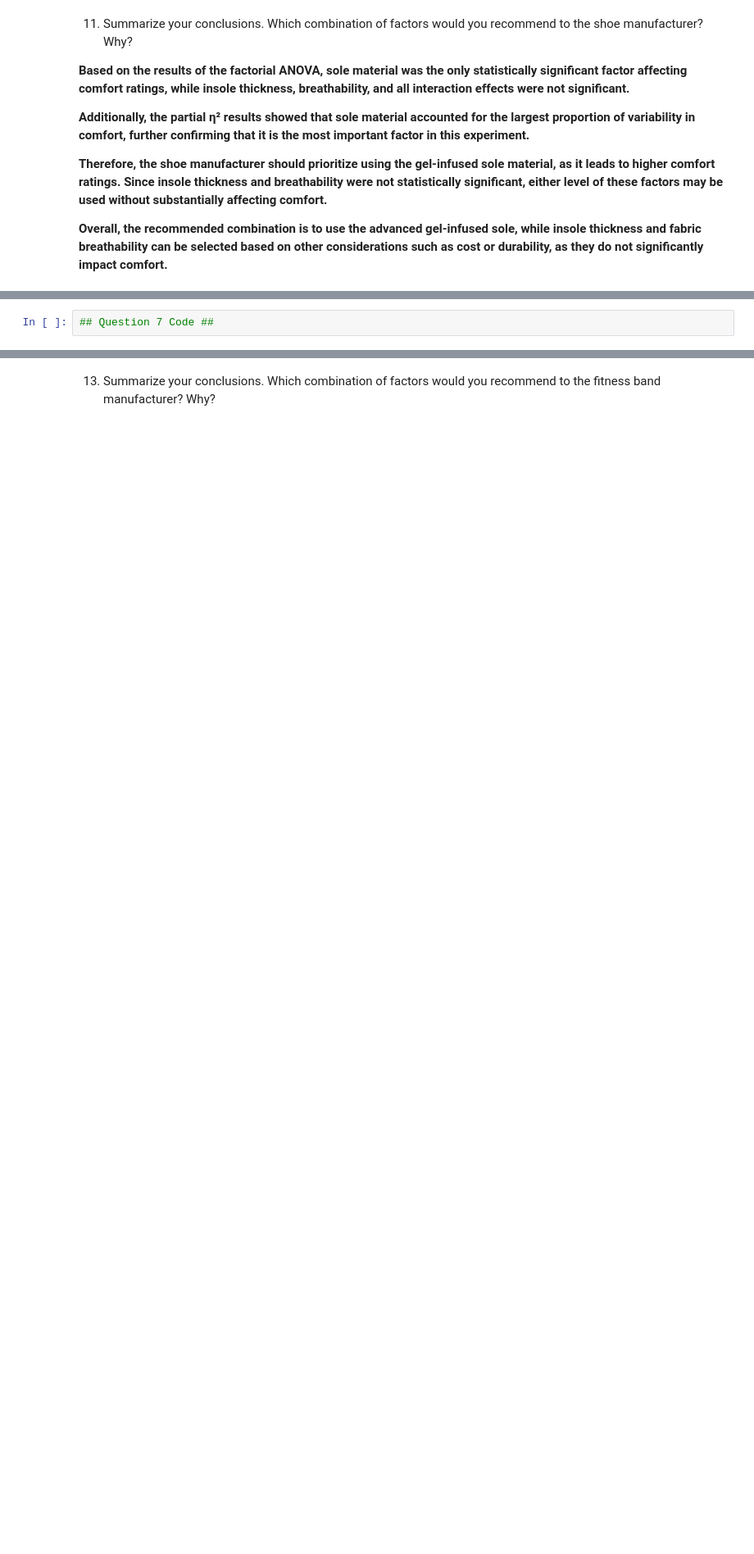
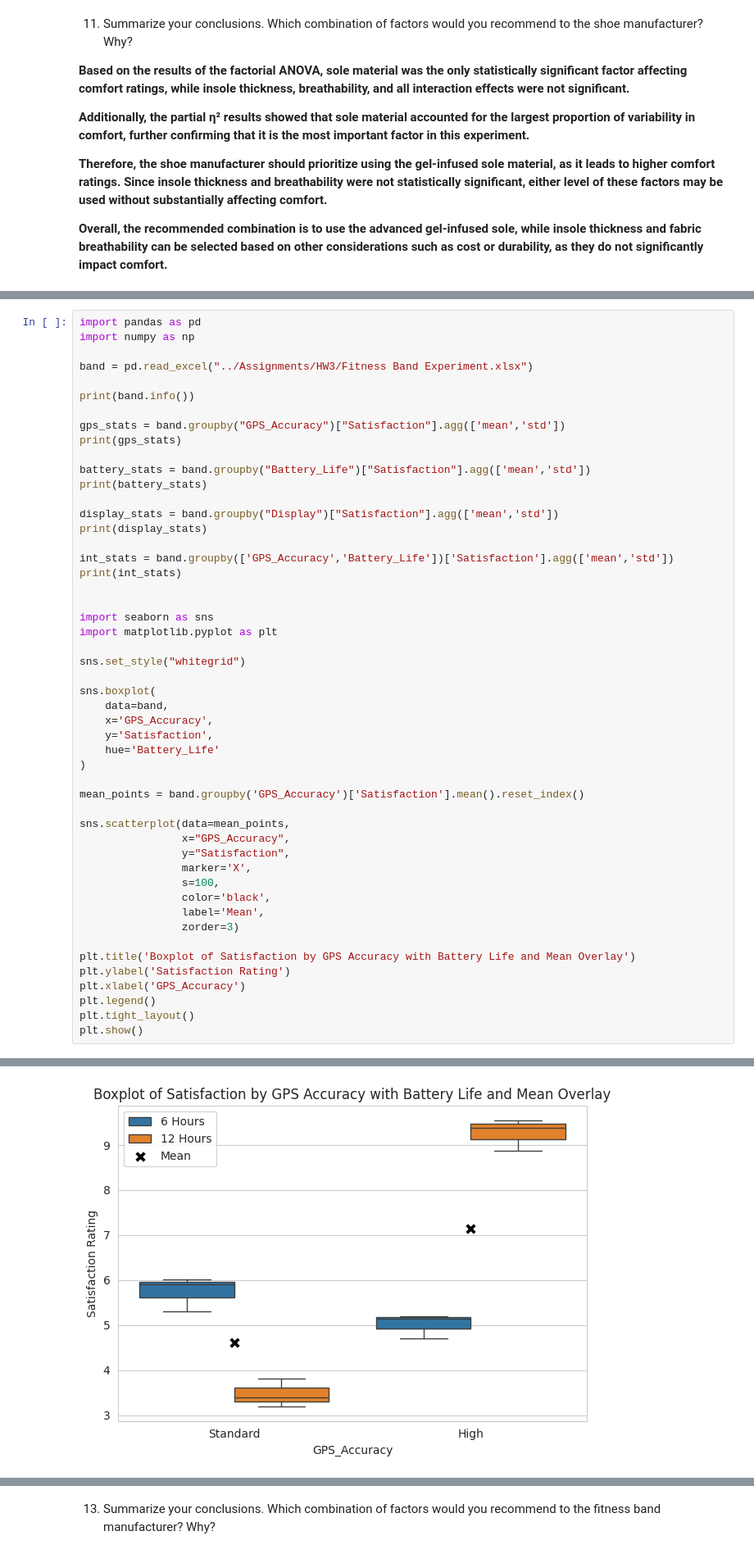
Before and after one commit to garrettspringsted/STAT-7220-Applied-Experimental-Design, a Jupyter notebook: Assignments/HW3/STAT-7220-HW3.ipynb, the cells around one changed output, grey strips where cells are left out. Shown at 82% size. Saved outputs shown, nothing was run; the diff lists cells and outputs as text; blank space fills up the shorter version.

```diff
--- a/Assignments/HW3/STAT-7220-HW3.ipynb
+++ b/Assignments/HW3/STAT-7220-HW3.ipynb
@@ -495,2 +581,51 @@ Due to time and resource limitations, the company would rather conduct a $2^{3-1
 # %%
-## Question 7 Code ##
+import pandas as pd
+import numpy as np
+
+band = pd.read_excel("../Assignments/HW3/Fitness Band Experiment.xlsx")
+
+print(band.info())
+
+gps_stats = band.groupby("GPS_Accuracy")["Satisfaction"].agg(['mean','std'])
+print(gps_stats)
+
+battery_stats = band.groupby("Battery_Life")["Satisfaction"].agg(['mean','std'])
+print(battery_stats)
+
+display_stats = band.groupby("Display")["Satisfaction"].agg(['mean','std'])
+print(display_stats)
+
+int_stats = band.groupby(['GPS_Accuracy','Battery_Life'])['Satisfaction'].agg(['mean','std'])
+print(int_stats)
+
+
+import seaborn as sns
+import matplotlib.pyplot as plt
+
+sns.set_style("whitegrid")
+
+sns.boxplot(
+    data=band,
+    x='GPS_Accuracy',
+    y='Satisfaction',
+    hue='Battery_Life'
+)
+
+mean_points = band.groupby('GPS_Accuracy')['Satisfaction'].mean().reset_index()
+
+sns.scatterplot(data=mean_points,
+                x="GPS_Accuracy",
+                y="Satisfaction",
+                marker='X',
+                s=100,
+                color='black',
+                label='Mean',
+                zorder=3)
+
+plt.title('Boxplot of Satisfaction by GPS Accuracy with Battery Life and Mean Overlay')
+plt.ylabel('Satisfaction Rating')
+plt.xlabel('GPS_Accuracy')
+plt.legend()
+plt.tight_layout()
+plt.show()
+# %% [output]
@@ -497,3 +649,4 @@ Due to time and resource limitations, the company would rather conduct a $2^{3-1
+[figure, added]
 # %% [markdown]
 
 8.  Fit the appropriate ANOVA model to the data. Assess the normality assumption using both a testing method and a visual method. Do we have evidence to support the assumption of normality? Why or why not?
```
Also changed, not shown: parts of 19 cells of this notebook.
